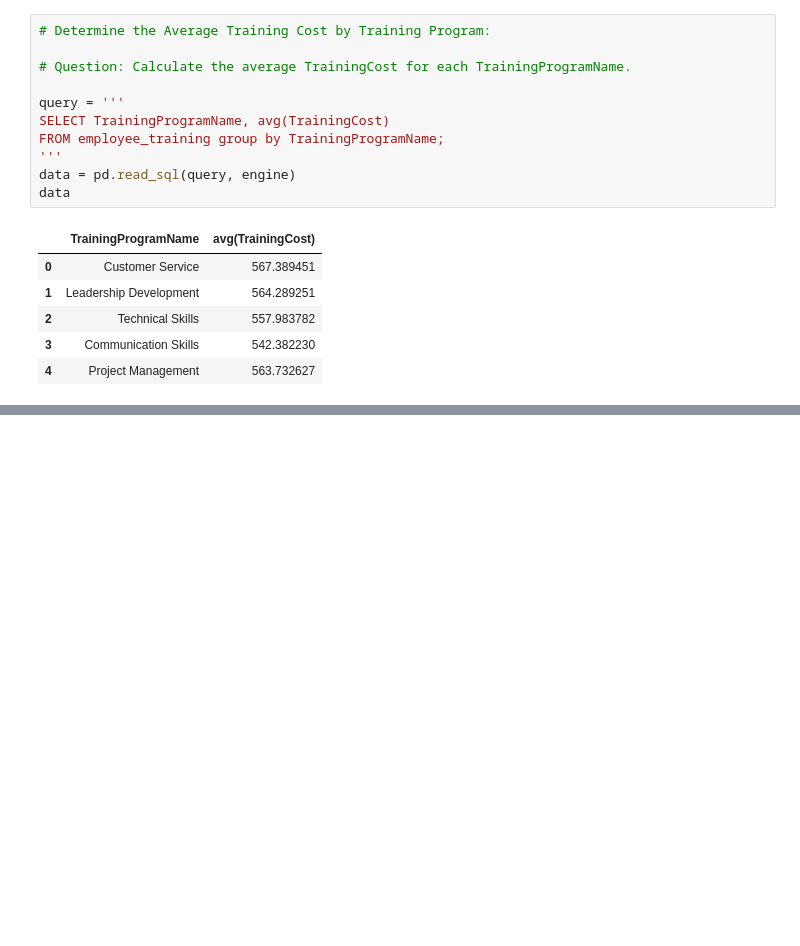
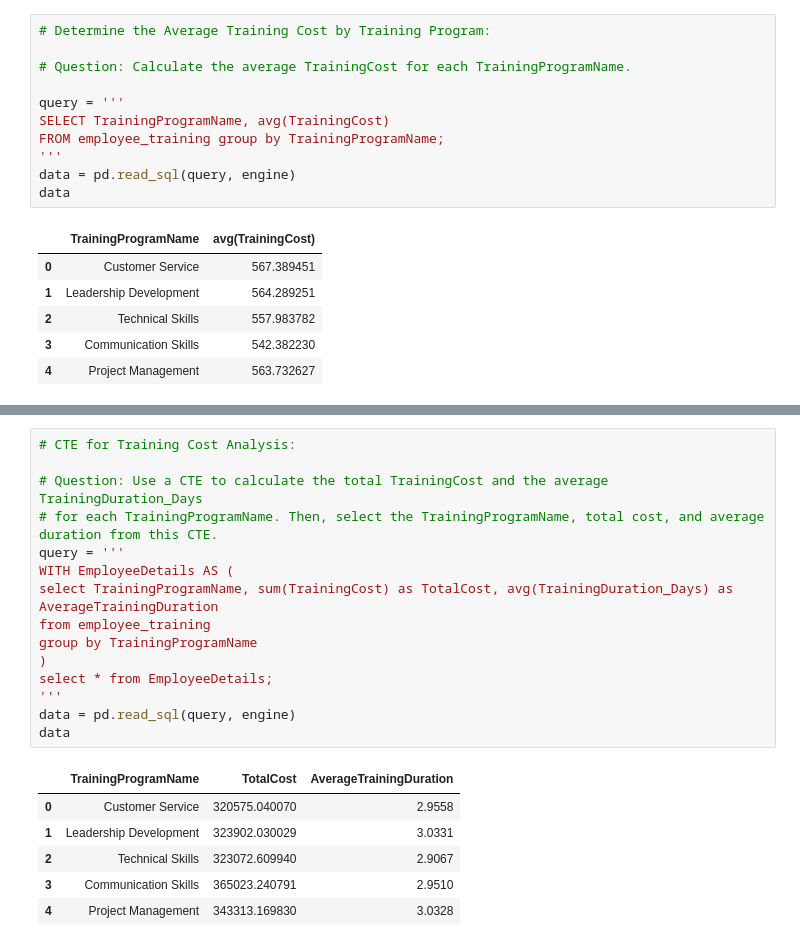
Before and after one commit to ankitlovanshi1/data_engineer, a Jupyter notebook: sql/employee_info.ipynb, the cells around one changed output, grey strips where cells are left out. Cells and saved outputs as stored; diff of their text form; blank space fills up the shorter version.

```diff
--- a/sql/employee_info.ipynb
+++ b/sql/employee_info.ipynb
@@ -502,0 +531,22 @@ data
+# %%
+# CTE for Training Cost Analysis:
+
+# Question: Use a CTE to calculate the total TrainingCost and the average TrainingDuration_Days
+# for each TrainingProgramName. Then, select the TrainingProgramName, total cost, and average duration from this CTE.
+query = '''
+WITH EmployeeDetails AS (
+select TrainingProgramName, sum(TrainingCost) as TotalCost, avg(TrainingDuration_Days) as AverageTrainingDuration
+from employee_training
+group by TrainingProgramName
+)
+select * from EmployeeDetails;
+'''
+data = pd.read_sql(query, engine)
+data
+# %% [output]
+|  | TrainingProgramName | TotalCost | AverageTrainingDuration |
+| 0 | Customer Service | 320575.040070 | 2.9558 |
+| 1 | Leadership Development | 323902.030029 | 3.0331 |
+| 2 | Technical Skills | 323072.609940 | 2.9067 |
+| 3 | Communication Skills | 365023.240791 | 2.9510 |
+| 4 | Project Management | 343313.169830 | 3.0328 |
```
Also changed, not shown: parts of 5 cells of this notebook.
